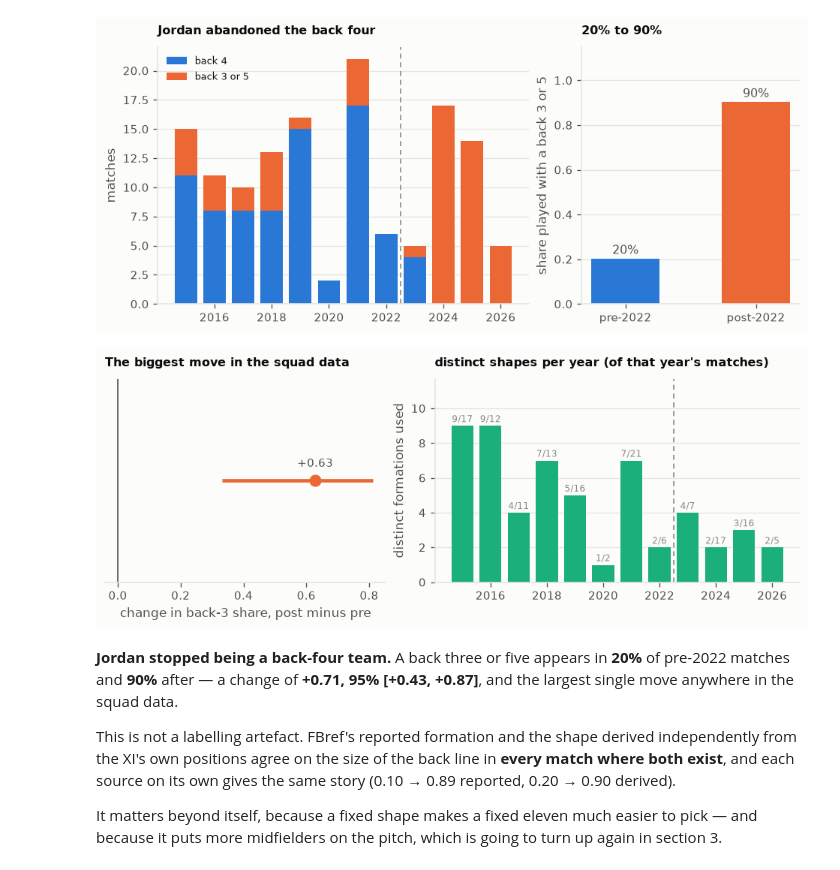
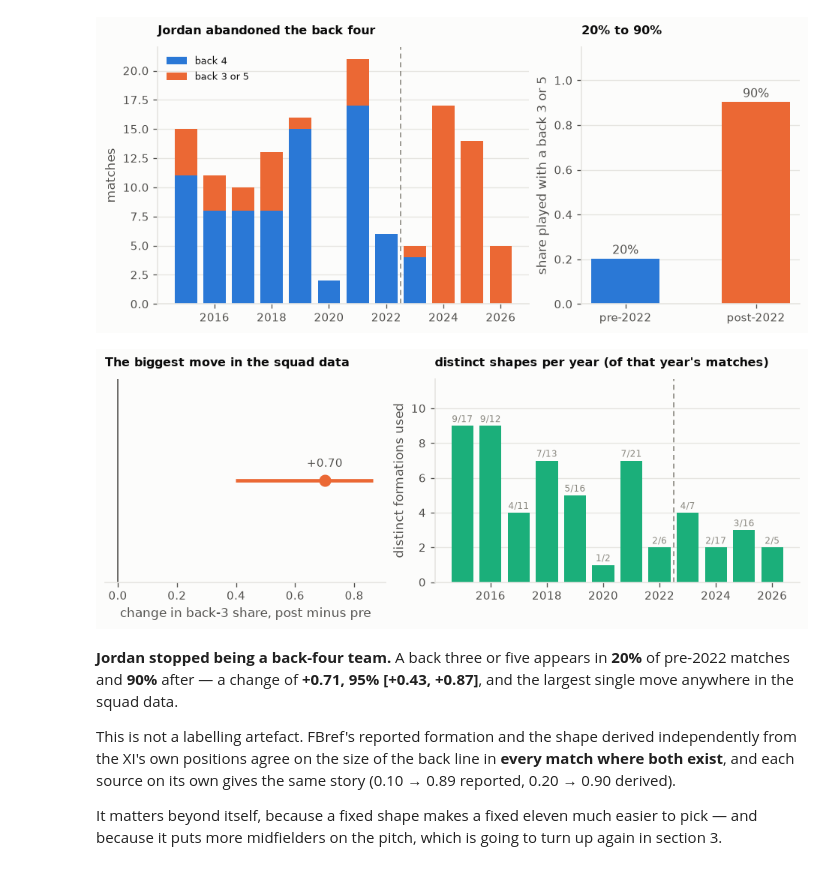
Before and after one commit to mqedan217/jordan-football-strength, a Jupyter notebook: notebooks/03_where_the_goals_came_from.ipynb, the cells around one changed output. Cells and saved outputs as stored; diff of their text form; code cells hidden in the pictures.

```diff
--- a/notebooks/03_where_the_goals_came_from.ipynb
+++ b/notebooks/03_where_the_goals_came_from.ipynb
@@ -326,48 +326,54 @@ plt.show()
 # %%
 # Did the SHAPE settle, or only the personnel? Count distinct formations used in
 # each year, and bootstrap the era difference in the back-3 share.
-obs = (mt[mt.era == "post"].line.eq("back 3 or 5").mean()
-       - mt[mt.era == "pre"].line.eq("back 3 or 5").mean())
+# A match with no recorded formation is NOT evidence of a back four, so the
+# unknowns leave the denominator rather than counting against it. Eight matches,
+# four each era; including them understates the change by 0.07.
+def b3(frame):
+    v = frame.line.dropna()
+    return v.eq("back 3 or 5").mean() if len(v) else np.nan
+
+obs = b3(mt[mt.era == "post"]) - b3(mt[mt.era == "pre"])
 dr = []
 for _ in range(3000):
     v = []
     for e in ("pre", "post"):
         pick = pd.concat([BLOCKS_F[e][i]
                           for i in rng.integers(0, len(BLOCKS_F[e]), len(BLOCKS_F[e]))])
-        v.append(pick.line.eq("back 3 or 5").mean())
+        v.append(b3(pick))
     if np.isfinite(v[0]) and np.isfinite(v[1]):
         dr.append(v[1] - v[0])
 BACK3 = (obs, *np.percentile(dr, [2.5, 97.5]))
 
 fig, axes = plt.subplots(1, 2, figsize=(7.8, 3.0),
                          gridspec_kw={"width_ratios": [1, 1.3]})
 a = axes[0]
 a.hlines(0, BACK3[1], BACK3[2], color=viz.ORANGE, lw=2.8)
 a.scatter([BACK3[0]], [0], color=viz.ORANGE, s=75, zorder=3)
 a.axvline(0, color=viz.INK_2, lw=1.0)
 a.annotate(f"{BACK3[0]:+.2f}", (BACK3[0], 0), xytext=(0, 11), ha="center",
            textcoords="offset points", fontsize=9, color=viz.INK_2)
 a.set_ylim(-1, 1)
 a.set_yticks([])
 a.set_xlabel("change in back-3 share, post minus pre")
 a.set_title("The biggest move in the squad data", fontsize=9.5)
 viz.despine(a, keep=("bottom",))
 
 b = axes[1]
 nf = mt.dropna(subset=["formation_best"]).groupby(mt.date.dt.year).formation_best.nunique()
 nm = mt.groupby(mt.date.dt.year).size()
 b.bar(nf.index, nf.values, color=viz.AQUA, width=0.78)
 for x_, v, m_ in zip(nf.index, nf.values, nm.reindex(nf.index).values):
     b.annotate(f"{v}/{m_}", (x_, v), xytext=(0, 3), ha="center",
                textcoords="offset points", fontsize=7, color=viz.INK_MUTED)
 b.axvline(CUT.year + 0.5, color=viz.INK_MUTED, lw=1.0, ls=(0, (4, 3)))
 b.set_ylabel("distinct formations used")
 b.set_ylim(0, nf.max() * 1.3)
 b.set_title("distinct shapes per year (of that year's matches)", fontsize=9.5)
 viz.despine(b)
 plt.show()
 # %% [output]
-[figure, old version]
+[figure, new version]
 # %% [markdown]
 **Jordan stopped being a back-four team.** A back three or five appears in
 **20%** of pre-2022 matches and **90%** after — a change of **+0.71, 95%
```
Also changed, not shown: 1 other file.
